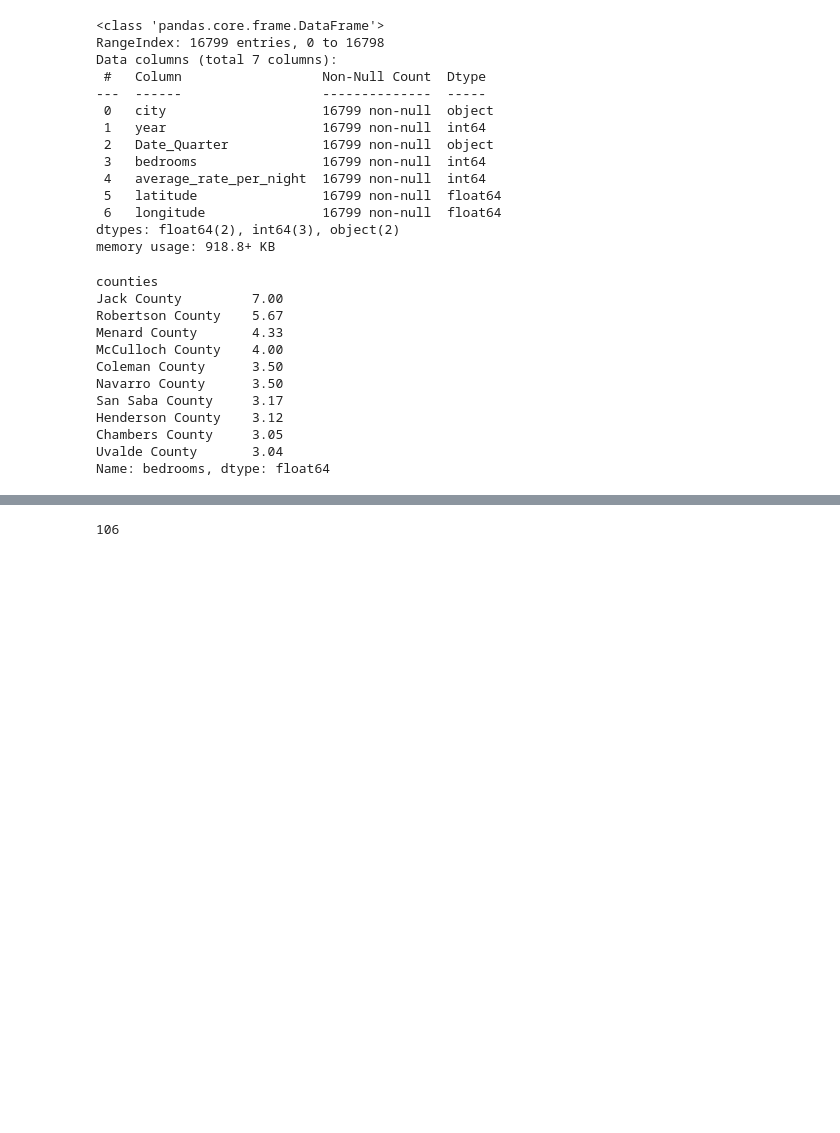
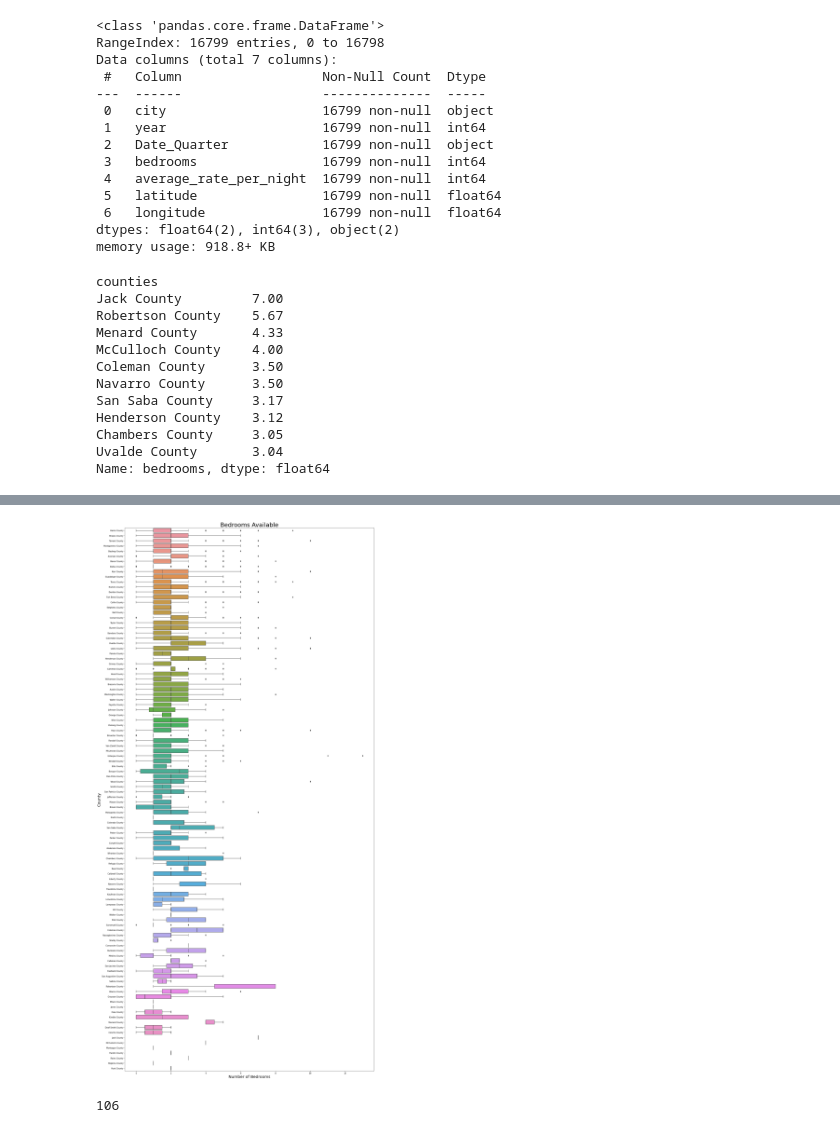
Before and after one commit to stevengreen320/Airbnb-EDA, a Jupyter notebook: Project 1 Extra.ipynb, the cells around one changed output, grey strips where cells are left out. Drawn from its saved outputs; the diff is of its cells as text; code cells hidden in the pictures; blank space fills up the shorter version.

```diff
--- a/Project 1 Extra.ipynb
+++ b/Project 1 Extra.ipynb
@@ -531,3 +569,12 @@ Name: bedrooms, dtype: float64
+# %%
+plt.figure(figsize = (20,40))
+sns.boxplot(x='bedrooms', y="counties", data=airbnb_bedroom)
+plt.title("Bedrooms Available", size=30)
+plt.xlabel("Number of Bedrooms", size=20)
+plt.ylabel("County", size=20)
+plt.tight_layout()
+# %% [output]
+[figure, added]
 # %%
 unique_counties = airbnb_df1['counties'].nunique()
 unique_counties
```
Also changed, not shown: parts of 8 cells of this notebook.
